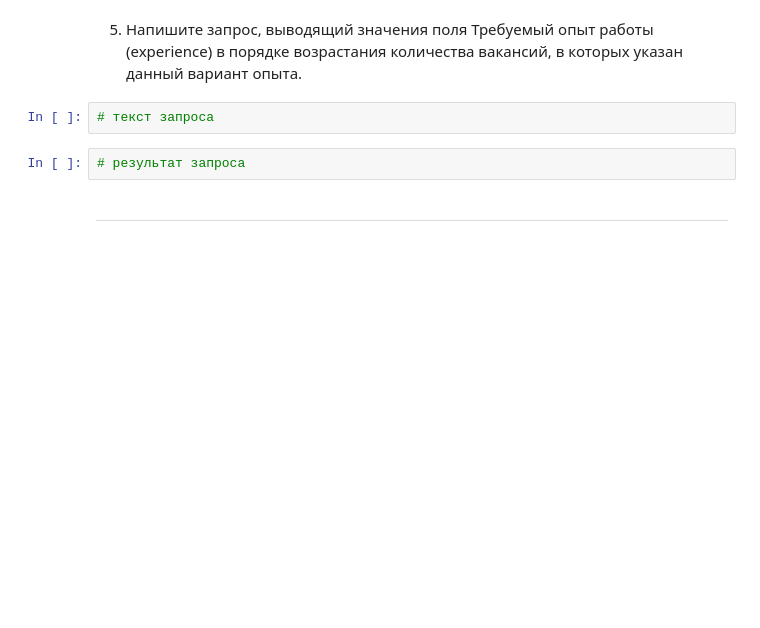
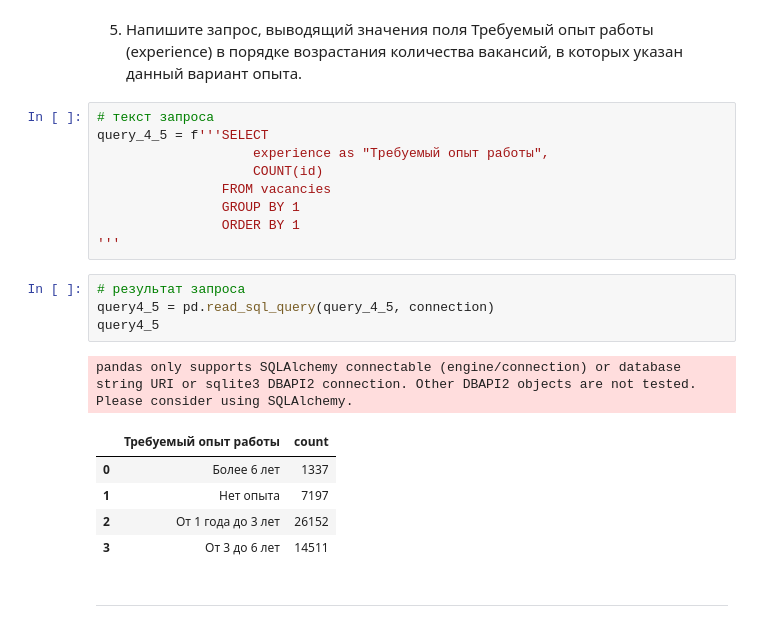
Before and after one commit to pelindzhinser/PROJECT_2, a Jupyter notebook: HH_PROJECT_2.ipynb, the cells around one changed output. Cells and saved outputs as stored; diff of their text form; blank space fills up the shorter version.

```diff
--- a/HH_PROJECT_2.ipynb
+++ b/HH_PROJECT_2.ipynb
@@ -204,8 +289,24 @@ conclusion3_4
 5. Напишите запрос, выводящий значения поля Требуемый опыт работы (experience) в порядке возрастания количества вакансий, в которых указан данный вариант опыта.
 # %%
 # текст запроса
+query_4_5 = f'''SELECT
+                    experience as "Требуемый опыт работы",
+                    COUNT(id)
+                FROM vacancies
+                GROUP BY 1
+                ORDER BY 1
+'''
 # %%
 # результат запроса
+query4_5 = pd.read_sql_query(query_4_5, connection)
+query4_5
+# %% [output]
+pandas only supports SQLAlchemy connectable (engine/connection) or database string URI or sqlite3 DBAPI2 connection. Other DBAPI2 objects are not tested. Please consider using SQLAlchemy.
+|  | Требуемый опыт работы | count |
+| 0 | Более 6 лет | 1337 |
+| 1 | Нет опыта | 7197 |
+| 2 | От 1 года до 3 лет | 26152 |
+| 3 | От 3 до 6 лет | 14511 |
 # %% [markdown]
 ***
 # %%
```
Also changed, not shown: parts of 18 cells of this notebook.
